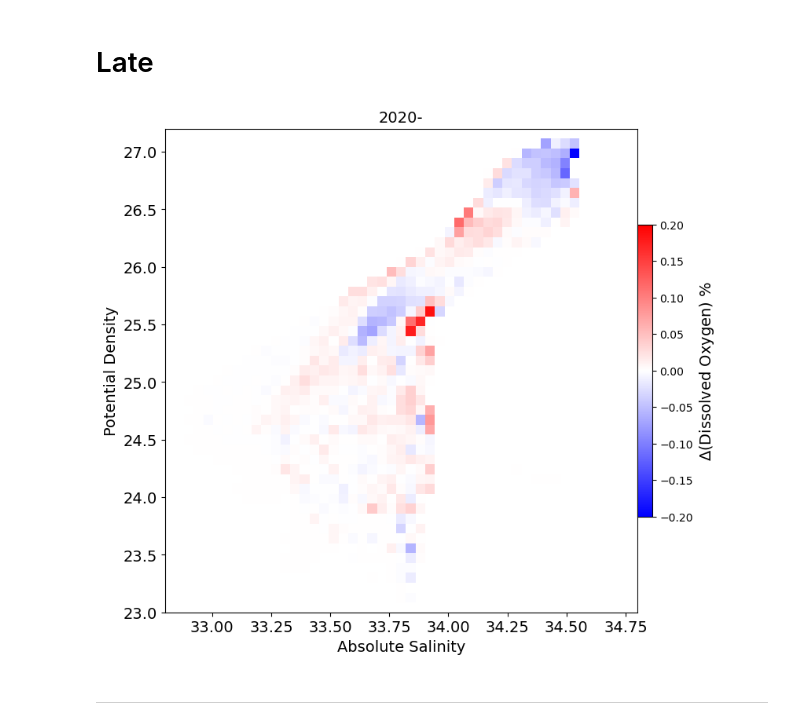
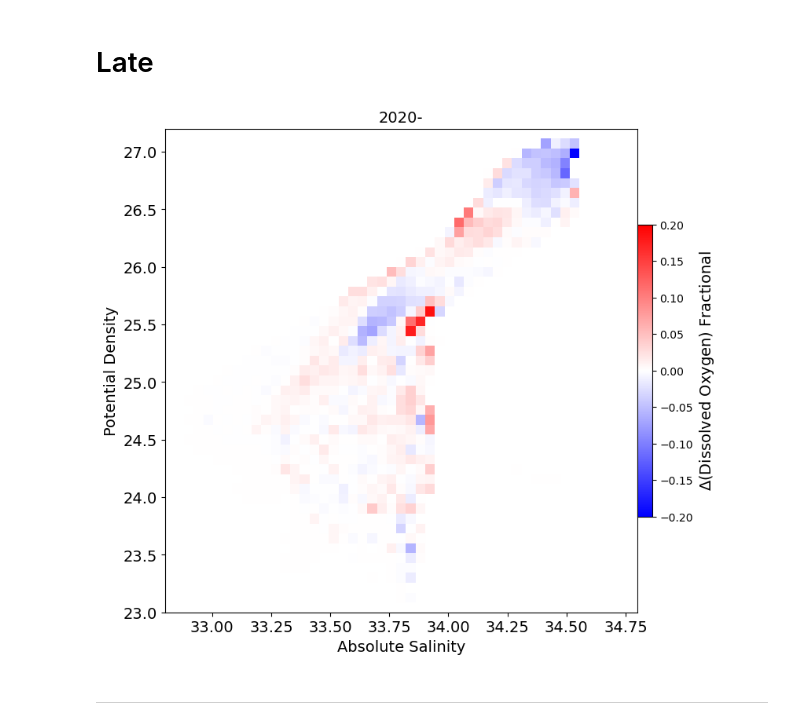
Before and after one commit to profxj/sio-sandbox, a Jupyter notebook: nb/CUGN/ExploreOxygen.ipynb, the cells around one changed output. Saved outputs shown, nothing was run; the diff lists cells and outputs as text; code cells hidden in the pictures.

```diff
--- a/nb/CUGN/ExploreOxygen.ipynb
+++ b/nb/CUGN/ExploreOxygen.ipynb
@@ -66,13 +66,13 @@ ds_late = space_time.cut_on_dates(ds, '2020-01-01', '2029-01-01')
 # %%
 med_oxyL, xedges, yedges, countsL, indices = oxygen.gen_map(ds_late)
 diff2 = med_oxyL - med_oxyT
 figures.show_grid(xedges, yedges, diff2/med_oxyT,
               ('Absolute Salinity', 'Potential Density'),
-              r'$\Delta($Dissolved Oxygen) %',
+              r'$\Delta($Dissolved Oxygen) Fractional',
                  title='2020-', cmap='bwr',
                   vmnx=(-0.2,0.2))
                   #vmnx=(-50,50))
 # %% [output]
-[figure, old version]
+[figure, new version]
 # %% [markdown]
 ----
```
